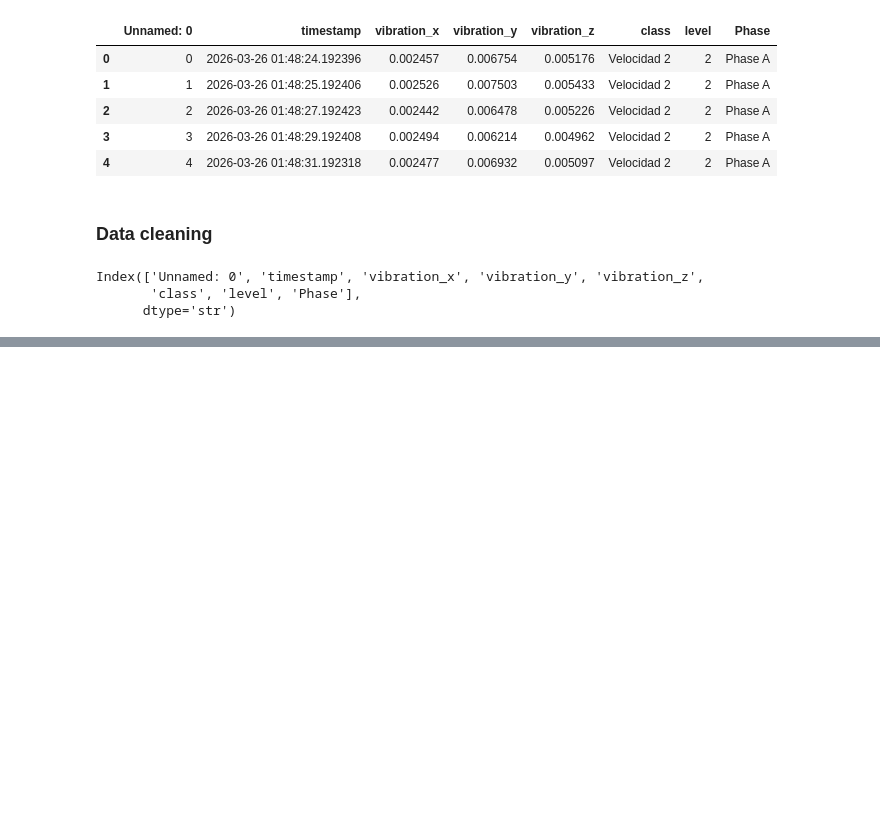
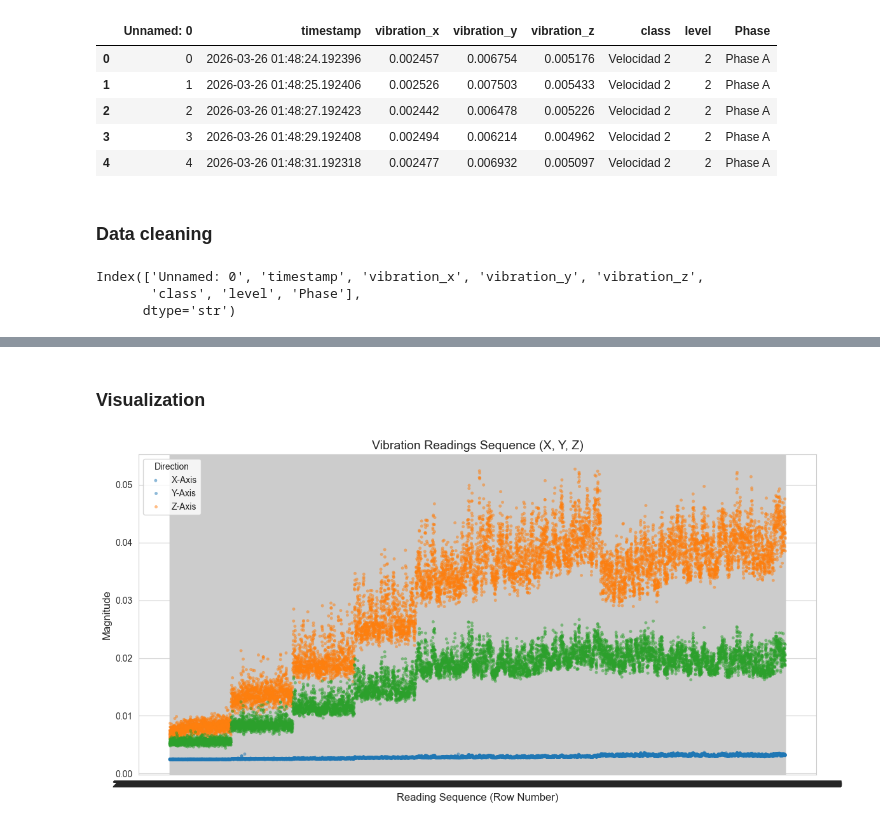
Before and after one commit to ivanvzqzz/Autonomic-Computing-HW3, a Jupyter notebook: mape-k/notebooks/01_data_processing.ipynb, the cells around one changed output, grey strips where cells are left out. Cells and saved outputs as stored; diff of their text form; code cells hidden in the pictures; blank space fills up the shorter version.

```diff
--- a/mape-k/notebooks/01_data_processing.ipynb
+++ b/mape-k/notebooks/01_data_processing.ipynb
@@ -46,0 +62,41 @@ data_df = data_df.set_index("timestamp")
+# %% [markdown]
+### Visualization
+# %%
+# 1. Preparar los datos (Reset index para que "index" sea una columna usable)
+df_reset = data_df.reset_index()
+
+df_long = df_reset.melt(
+    id_vars="timestamp", # Ahora "index" es una columna real
+    value_vars=["vibration_x", "vibration_y", "vibration_z"],
+    var_name="Axis",
+    value_name="Reading"
+)
+
+# 2. Configuración del estilo
+sns.set_style("whitegrid")
+
+# 3. Crear la figura y el objeto "ax"
+fig, ax = plt.subplots(figsize=(12, 6))
+
+# 4. Graficar (Usamos la columna "index" que creamos en el melt)
+sns.scatterplot(
+    data=df_long,
+    x="timestamp",
+    y="Reading",
+    hue="Axis",
+    alpha=0.5,
+    s=10,
+    edgecolor=None,
+    ax=ax
+)
+
+# 5. Formateo
+ax.set_title("Vibration Readings Sequence (X, Y, Z)", fontsize=14)
+ax.set_xlabel("Reading Sequence (Row Number)", fontsize=12)
+ax.set_ylabel("Magnitude", fontsize=12)
+ax.legend(title="Direction", labels=["X-Axis", "Y-Axis", "Z-Axis"])
+
+fig.tight_layout()
+plt.show()
+# %% [output]
+[figure, added]
```
Also changed, not shown: parts of 10 cells of this notebook, 1 other file.
